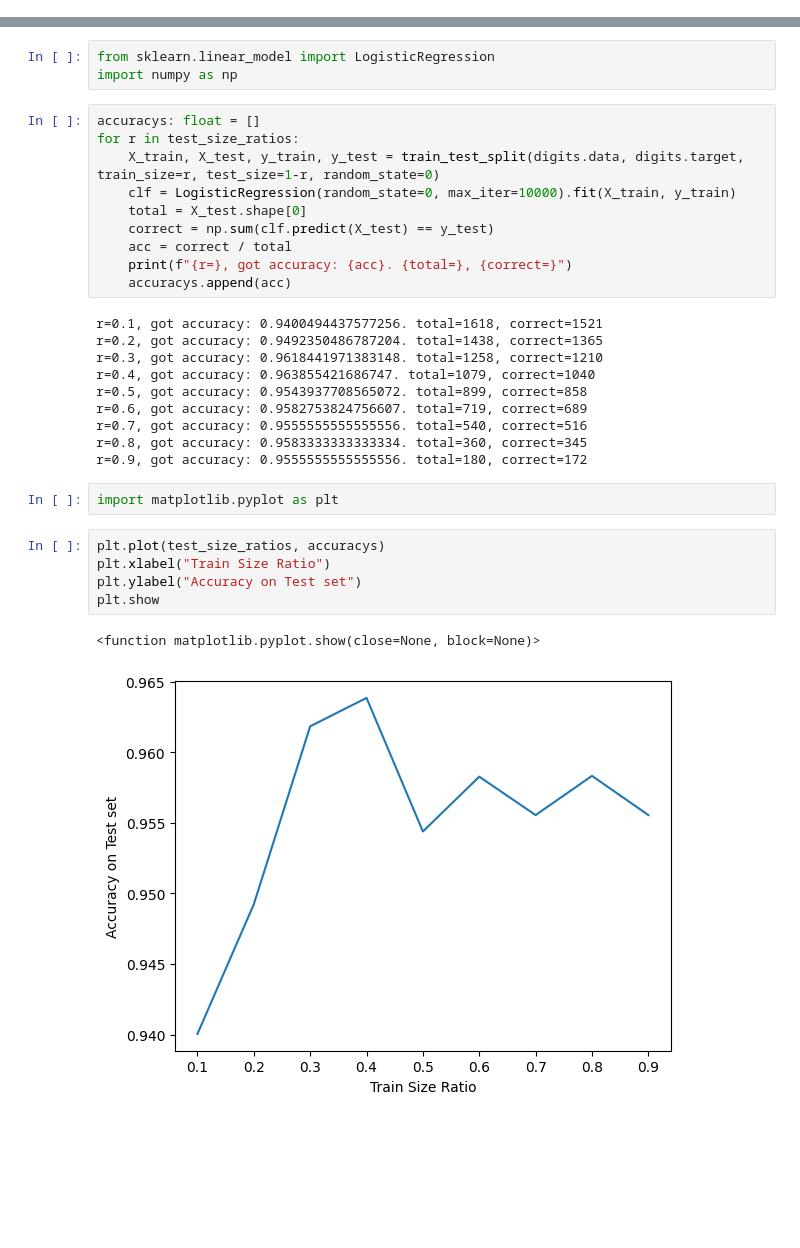
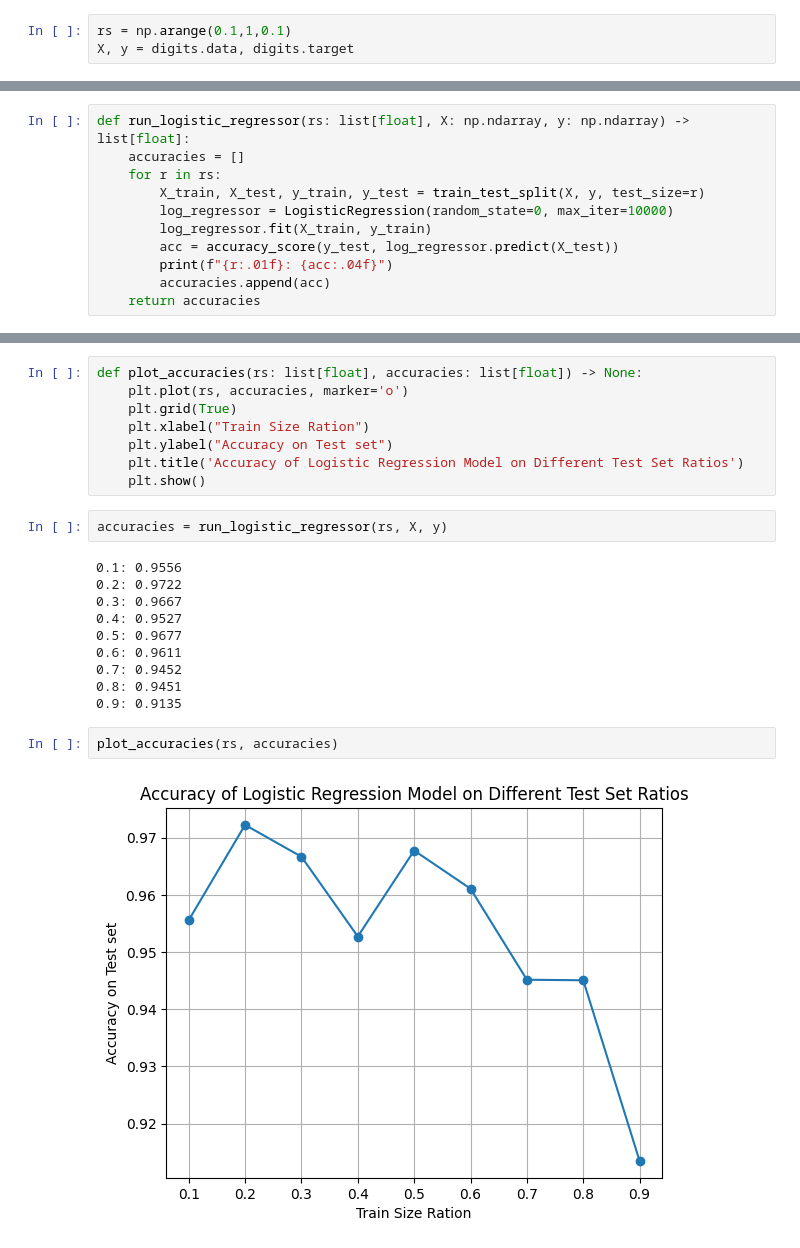
Before and after one commit to Omri4747/Applied-Machine-Learning, a Jupyter notebook: ex1/part1.ipynb, the cells around one changed output, grey strips where cells are left out. Cells and saved outputs as stored; diff of their text form; blank space fills up the shorter version.

```diff
--- a/ex1/part1.ipynb
+++ b/ex1/part1.ipynb
@@ -12,0 +94,3 @@ print(test_size_ratios)
+# %%
+rs = np.arange(0.1,1,0.1)
+X, y = digits.data, digits.target
@@ -12,0 +101,11 @@ print(test_size_ratios)
+# %%
+def run_logistic_regressor(rs: list[float], X: np.ndarray, y: np.ndarray) -> list[float]:
+    accuracies = []
+    for r in rs:
+        X_train, X_test, y_train, y_test = train_test_split(X, y, test_size=r)
+        log_regressor = LogisticRegression(random_state=0, max_iter=10000)
+        log_regressor.fit(X_train, y_train)
+        acc = accuracy_score(y_test, log_regressor.predict(X_test))
+        print(f"{r:.01f}: {acc:.04f}")
+        accuracies.append(acc)
+    return accuracies
@@ -13,35 +114,26 @@ print(test_size_ratios)
 # %%
-from sklearn.linear_model import LogisticRegression
-import numpy as np
+def plot_accuracies(rs: list[float], accuracies: list[float]) -> None:
+    plt.plot(rs, accuracies, marker='o')
+    plt.grid(True)
+    plt.xlabel("Train Size Ration")
+    plt.ylabel("Accuracy on Test set")
+    plt.title('Accuracy of Logistic Regression Model on Different Test Set Ratios')
+    plt.show()
 # %%
-accuracys: float = []
-for r in test_size_ratios:
-    X_train, X_test, y_train, y_test = train_test_split(digits.data, digits.target, train_size=r, test_size=1-r, random_state=0)
-    clf = LogisticRegression(random_state=0, max_iter=10000).fit(X_train, y_train)
-    total = X_test.shape[0]
-    correct = np.sum(clf.predict(X_test) == y_test)
-    acc = correct / total
-    print(f"{r=}, got accuracy: {acc}. {total=}, {correct=}")
-    accuracys.append(acc)
+accuracies = run_logistic_regressor(rs, X, y)
 # %% [output]
-r=0.1, got accuracy: 0.9400494437577256. total=1618, correct=1521
-r=0.2, got accuracy: 0.9492350486787204. total=1438, correct=1365
-r=0.3, got accuracy: 0.9618441971383148. total=1258, correct=1210
-r=0.4, got accuracy: 0.963855421686747. total=1079, correct=1040
-r=0.5, got accuracy: 0.9543937708565072. total=899, correct=858
-r=0.6, got accuracy: 0.9582753824756607. total=719, correct=689
-r=0.7, got accuracy: 0.9555555555555556. total=540, correct=516
-r=0.8, got accuracy: 0.9583333333333334. total=360, correct=345
-r=0.9, got accuracy: 0.9555555555555556. total=180, correct=172
+0.1: 0.9556
+0.2: 0.9722
+0.3: 0.9667
+0.4: 0.9527
+0.5: 0.9677
+0.6: 0.9611
+0.7: 0.9452
+0.8: 0.9451
+0.9: 0.9135
 # %%
-import matplotlib.pyplot as plt
+plot_accuracies(rs, accuracies)
+# %% [output]
+[figure, added]
-# %%
-plt.plot(test_size_ratios, accuracys)
-plt.xlabel("Train Size Ratio")
-plt.ylabel("Accuracy on Test set")
-plt.show
-# %% [output]
-<function matplotlib.pyplot.show(close=None, block=None)>
-[figure, removed]
 # %% [markdown]
 ## Unbalanced
```
Also changed, not shown: parts of 27 cells of this notebook, 1 other file.
